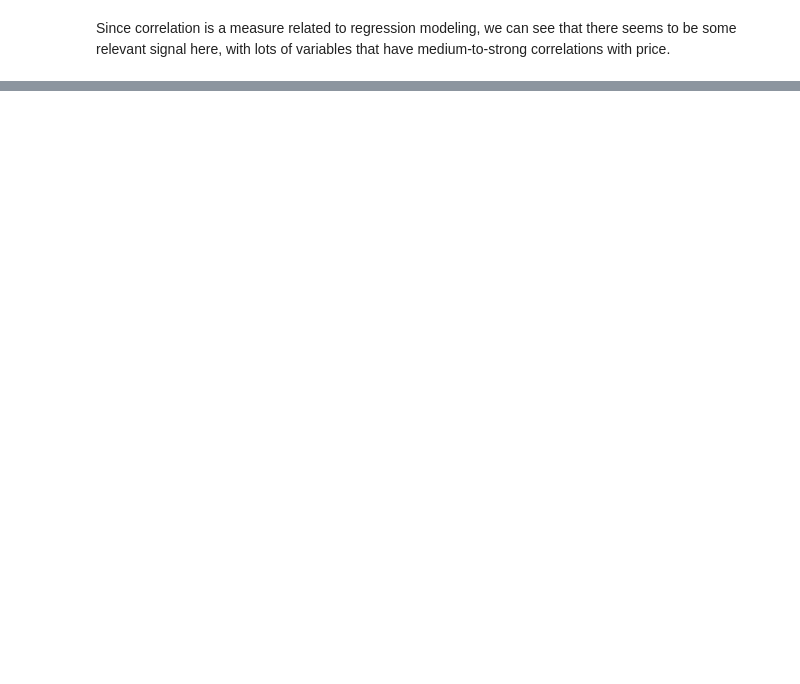
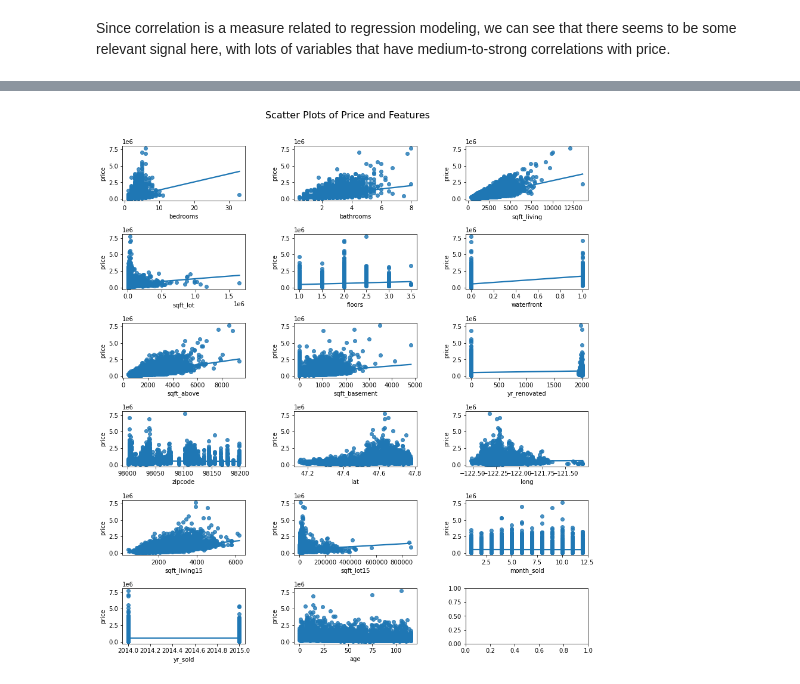
Before and after one commit to NguyoJer/-dsc-phase-2-project-v2-3, a Jupyter notebook: student.ipynb, the cells around one changed output, grey strips where cells are left out. Cells and saved outputs as stored; diff of their text form; code cells hidden in the pictures; blank space fills up the shorter version.

```diff
--- a/student.ipynb
+++ b/student.ipynb
@@ -363,0 +403,9 @@ df.drop(columns='id', axis=1, inplace=True)
+# %%
+# replace the ? with 0.0
+df['sqft_basement'].replace('?','0.0',inplace=True)
+
+#convert column to type 'float'
+df['sqft_basement'] = df['sqft_basement'].astype(float)
+
+#confirm if change occured
+df['sqft_basement'].dtype
@@ -389,0 +448,4 @@ Since correlation is a measure related to regression modeling, we can see that t
+# %%
+# Identify the numeric variables
+numeric_variables = df.select_dtypes("number")
+numeric_variables
@@ -389,0 +466,11 @@ Since correlation is a measure related to regression modeling, we can see that t
+# %%
+fig,ax = plt.subplots(figsize=(14,16), ncols=3, nrows=6)
+fig.subplots_adjust(top=0.85)
+fig.suptitle('Scatter Plots of Price and Features', y=0.9, fontsize=16)
+cols = list(numeric_variables.drop(['price'],axis=1).columns)
+plt.subplots_adjust(wspace = 0.4, hspace = 0.6)
+for i,c in enumerate(cols):
+    sns.regplot(x=c, y='price', ci=None, data=numeric_variables, ax=ax[i//3][i%3])
+plt.savefig('Top 100 in profit by genre.png', dpi=300)
+# %% [output]
+[figure, added]
```
Also changed, not shown: parts of 38 cells of this notebook.
